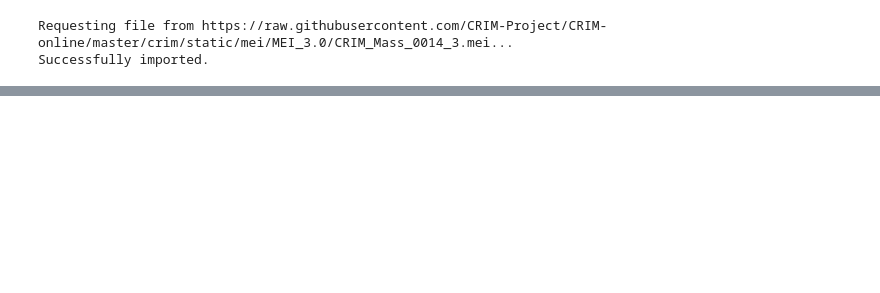
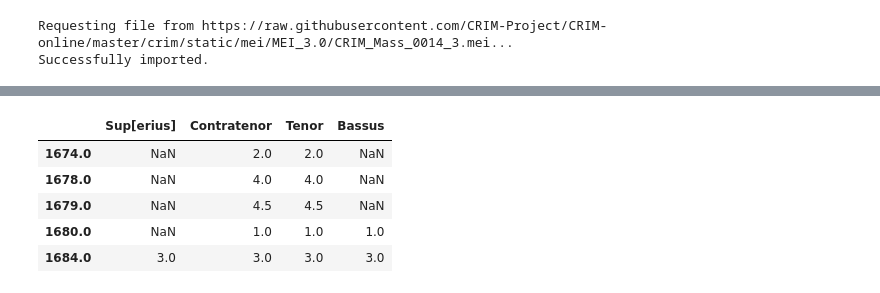
Before and after one commit to trangdang168/CRIM_Intervals_Notebooks, a Jupyter notebook: EmaToNgramPlots.ipynb, the cells around one changed output, grey strips where cells are left out. Cells and saved outputs as stored; diff of their text form; code cells hidden in the pictures; blank space fills up the shorter version.

```diff
--- a/EmaToNgramPlots.ipynb
+++ b/EmaToNgramPlots.ipynb
@@ -339,0 +366,10 @@ piece_indexed.loc[197:206]
+# %%
+beats = piece.getBeat()
+beats.loc[1674:1684]
+# %% [output]
+|  | Sup[erius] | Contratenor | Tenor | Bassus |
+| 1674.0 | NaN | 2.0 | 2.0 | NaN |
+| 1678.0 | NaN | 4.0 | 4.0 | NaN |
+| 1679.0 | NaN | 4.5 | 4.5 | NaN |
+| 1680.0 | NaN | 1.0 | 1.0 | 1.0 |
+| 1684.0 | 3.0 | 3.0 | 3.0 | 3.0 |
```
Also changed, not shown: parts of 15 cells of this notebook.
